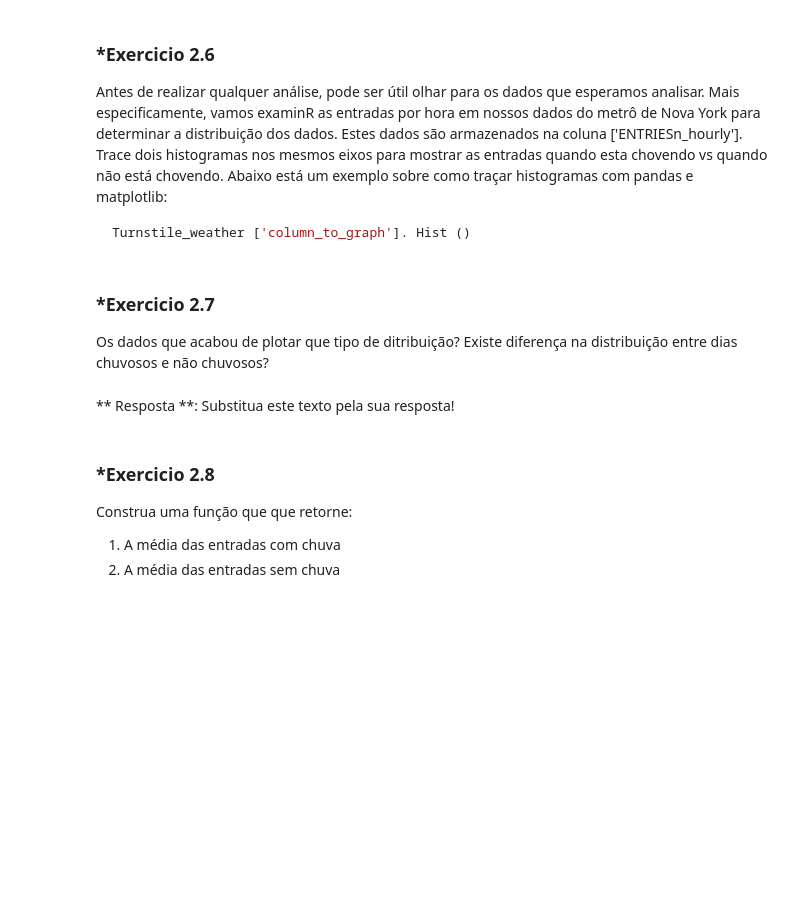
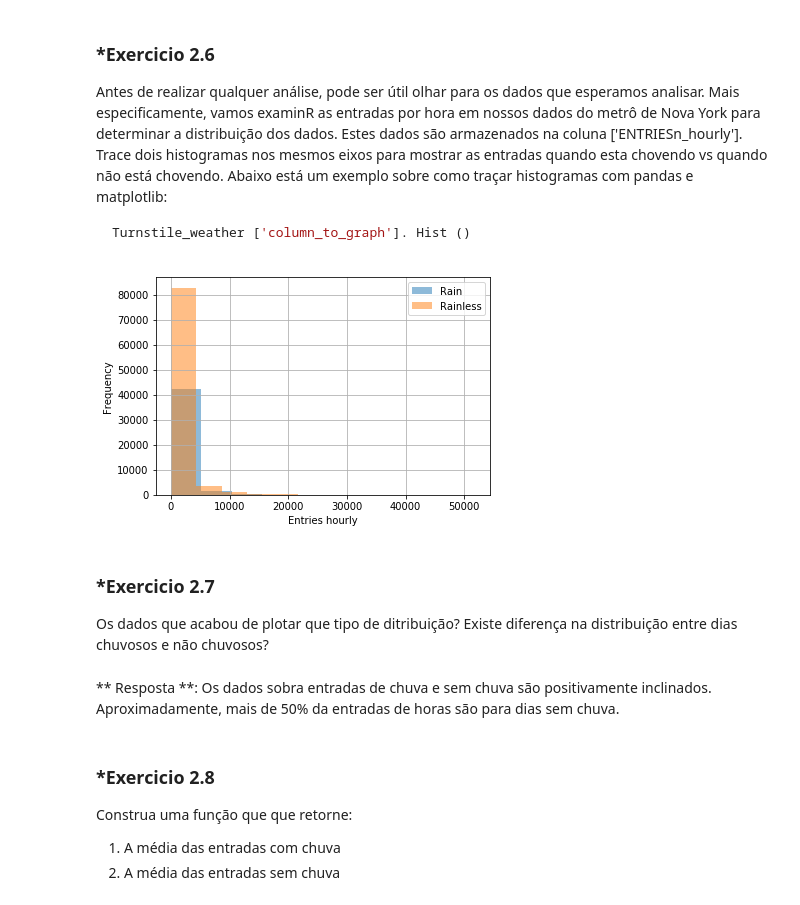
Before and after one commit to miltonsiqueira/analyzing-subway-data-ndfdsi, a Jupyter notebook: analyzing-subway-data-ndfdsi.ipynb, the cells around one changed output. Drawn from its saved outputs; the diff is of its cells as text; code cells hidden in the pictures; blank space fills up the shorter version.

````diff
--- a/analyzing-subway-data-ndfdsi.ipynb
+++ b/analyzing-subway-data-ndfdsi.ipynb
@@ -342,25 +343,38 @@ Abaixo está um exemplo sobre como traçar histogramas com pandas e matplotlib:
 ```python
 Turnstile_weather ['column_to_graph']. Hist ()
 ```
-# %%
-import numpy as np
-import pandas
-import matplotlib.pyplot as plt
-
-def entries_histogram(turnstile_weather):
-
-
-
-    plt.figure()
-    turnstile_weather['...'] # your code here to plot a historgram for hourly entries when it is raining
-    turnstile_weather['...'] # your code here to plot a histogram for hourly entries when it is not raining
-    return plt
+# %%
+import numpy as np
+import pandas as pd
+import matplotlib.pyplot as plt
+
+def entries_histogram(turnstile_weather):
+
+    plt.figure()
+
+    df_rain = turnstile_weather[turnstile_weather["rain"] == 1.00]
+    df_norain = turnstile_weather[turnstile_weather["rain"] == 0.00]
+    df_rain['ENTRIESn_hourly'].hist(alpha=0.5, label=['Rain'])
+    df_norain['ENTRIESn_hourly'].hist(alpha=0.5, label=['Rainless'])
+    plt.xlabel("Entries hourly")
+    plt.ylabel("Frequency")
+    plt.legend(loc='upper right')
+
+    return plt
+
+filename = "turnstile_data_master_with_weather.csv"
+
+df = pd.read_csv(filename, sep=",")
+
+plt = entries_histogram(df)
+# %% [output]
+[figure, added]
 # %% [markdown]
 ### *Exercicio 2.7
 
 Os dados que acabou de plotar que tipo de ditribuição? Existe diferença na distribuição entre dias chuvosos e não chuvosos?
-# %% [markdown]
-** Resposta **: Substitua este texto pela sua resposta!
+# %% [markdown]
+** Resposta **: Os dados sobra entradas de chuva e sem chuva são positivamente inclinados. Aproximadamente, mais de 50% da entradas de horas são para dias sem chuva.
 # %% [markdown]
 ### *Exercicio 2.8
 
````
Also changed, not shown: parts of 13 cells of this notebook.
